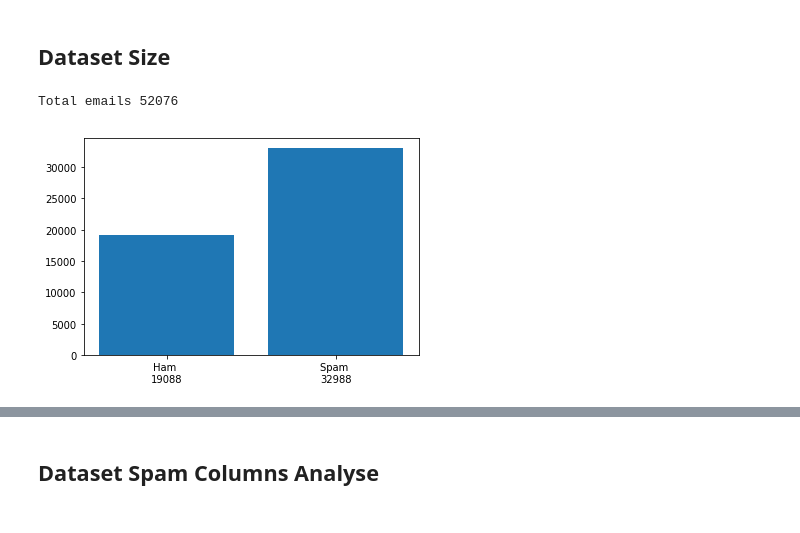
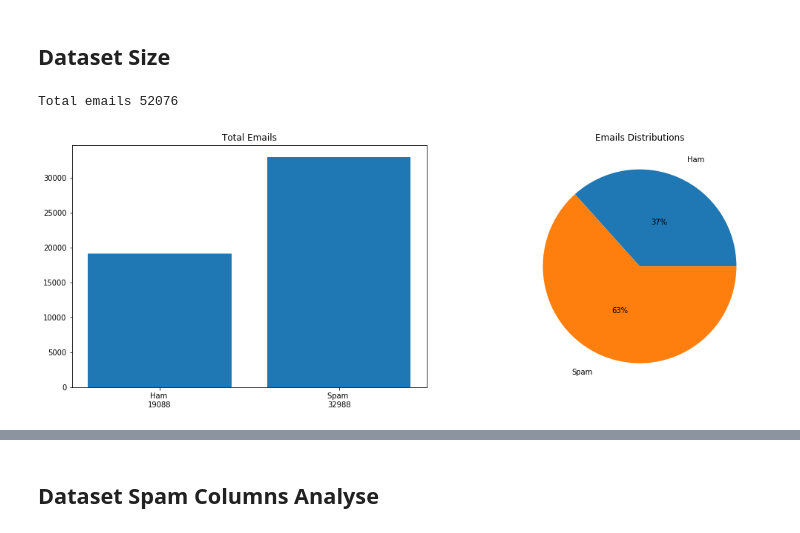
Before and after one commit to cordeiroph/SpamEmailClassifier, a Jupyter notebook: SpamEmailClassifier2.ipynb, the cells around one changed output, grey strips where cells are left out. Saved outputs shown, nothing was run; the diff lists cells and outputs as text; code cells hidden in the pictures.

```diff
--- a/SpamEmailClassifier2.ipynb
+++ b/SpamEmailClassifier2.ipynb
@@ -287,3 +290,9 @@ dfHam = createDf(hamPath)
+# %%
+dfSpamCopy = dfSpam.copy()
+dfHamCopy = dfHam.copy()
+# %%
+dfSpam = dfSpamCopy
+dfHam = dfHamCopy
 # %% [markdown]
 # Dataset Visualisation and Preparation
 # %% [markdown]
@@ -291,10 +300,25 @@ dfHam = createDf(hamPath)
 # %%
 print("Total emails {}".format(len(dfHam) + len(dfSpam)))
 
-plt.bar(np.arange(2), (len(dfHam), len(dfSpam)), align='center')
-plt.xticks(np.arange(2), ('Ham \n{}'.format(len(dfHam)), 'Spam \n{}'.format(len(dfSpam))))
+initTotalSpam = len(dfSpam)
+initTotalHam = len(dfHam)
 
-plt.show();
+fig = plt.figure(figsize = (18,6))
+grid = plt.GridSpec(1,2, wspace =0.1)
+barPlt = fig.add_subplot(grid[0,0])
+piePlt = fig.add_subplot(grid[0,1])
+
+
+barPlt.bar(np.arange(2), (len(dfHam), len(dfSpam)), align='center')
+barPlt.set_xticklabels(('Ham \n{}'.format(len(dfHam)), 'Spam \n{}'.format(len(dfSpam))))
+barPlt.set_xticks(np.arange(2))
+barPlt.set_title("Total Emails")
+
+
+piePlt.pie((len(dfHam), len(dfSpam)), labels=['Ham', 'Spam'], autopct='%1.0f%%', pctdistance=0.5, labeldistance=1.2)
+piePlt.set_title("Emails Distributions")
+
+plt.show()
 # %% [output]
 Total emails 52076
-[figure, old version]
+[figure, new version]
```
Also changed, not shown: parts of 71 cells of this notebook.
